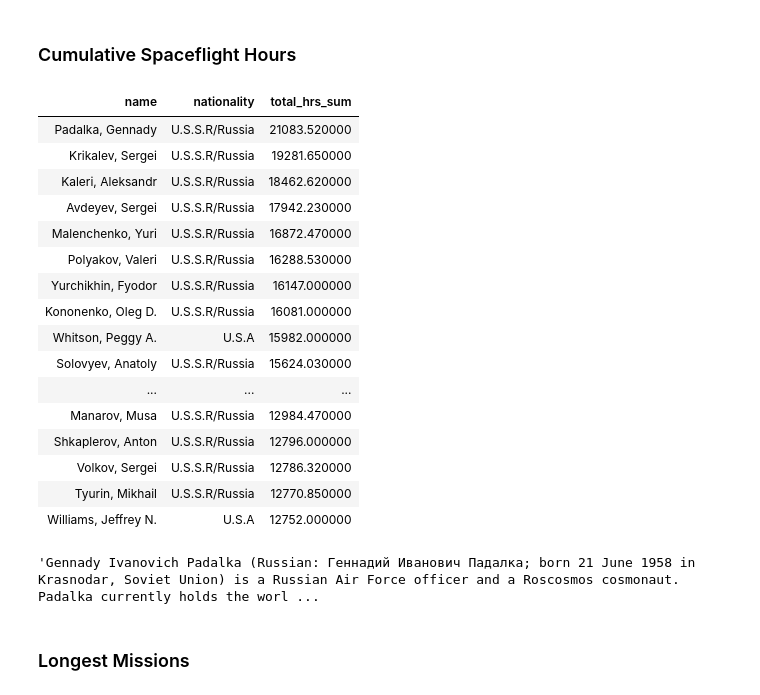
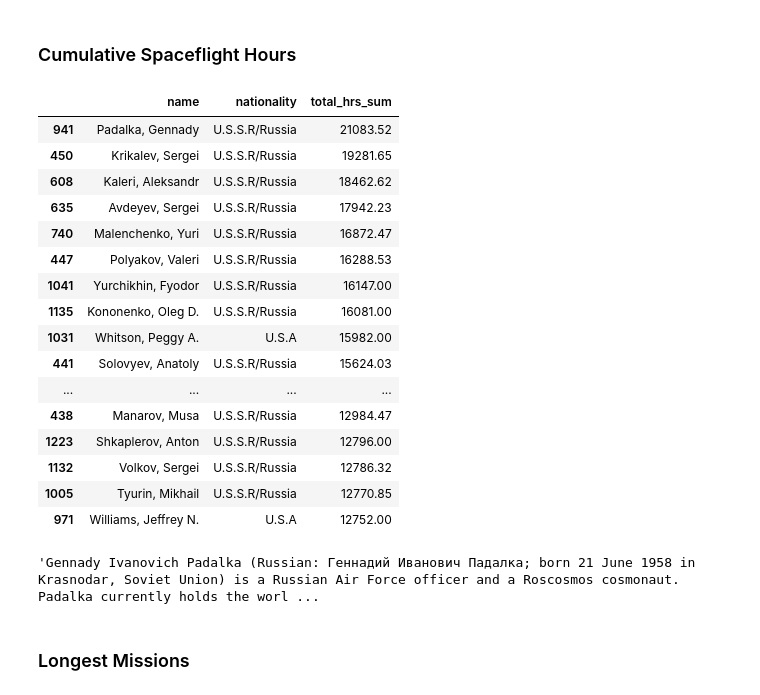
Before and after one commit to itak365/international_astronaut_db, a Jupyter notebook: astronauts_stats.ipynb, the cells around one changed output. Drawn from its saved outputs; the diff is of its cells as text; code cells hidden in the pictures.

```diff
--- a/astronauts_stats.ipynb
+++ b/astronauts_stats.ipynb
@@ -223,26 +247,26 @@ df4_mostmissions.style.hide_index()
 # %%
 df5 = astronaut_raw[['name', 'nationality','total_hrs_sum']].drop_duplicates(subset=['name'], keep= 'first')
 df5_mosttime = df5.nlargest(20, 'total_hrs_sum')
-df5_mosttime.style.hide_index()
+df5_mosttime
 wiki.summary(df5.nlargest(1, 'total_hrs_sum')['name'], sentences=2)
 # %% [output]
-| name | nationality | total_hrs_sum |
-| Padalka, Gennady | U.S.S.R/Russia | 21083.520000 |
-| Krikalev, Sergei | U.S.S.R/Russia | 19281.650000 |
-| Kaleri, Aleksandr | U.S.S.R/Russia | 18462.620000 |
-| Avdeyev, Sergei | U.S.S.R/Russia | 17942.230000 |
-| Malenchenko, Yuri | U.S.S.R/Russia | 16872.470000 |
-| Polyakov, Valeri | U.S.S.R/Russia | 16288.530000 |
-| Yurchikhin, Fyodor | U.S.S.R/Russia | 16147.000000 |
-| Kononenko, Oleg D. | U.S.S.R/Russia | 16081.000000 |
-| Whitson, Peggy A. | U.S.A | 15982.000000 |
-| Solovyev, Anatoly | U.S.S.R/Russia | 15624.030000 |
-| ... | ... | ... |
-| Manarov, Musa | U.S.S.R/Russia | 12984.470000 |
-| Shkaplerov, Anton | U.S.S.R/Russia | 12796.000000 |
-| Volkov, Sergei | U.S.S.R/Russia | 12786.320000 |
-| Tyurin, Mikhail | U.S.S.R/Russia | 12770.850000 |
-| Williams, Jeffrey N. | U.S.A | 12752.000000 |
+|  | name | nationality | total_hrs_sum |
+| 941 | Padalka, Gennady | U.S.S.R/Russia | 21083.52 |
+| 450 | Krikalev, Sergei | U.S.S.R/Russia | 19281.65 |
+| 608 | Kaleri, Aleksandr | U.S.S.R/Russia | 18462.62 |
+| 635 | Avdeyev, Sergei | U.S.S.R/Russia | 17942.23 |
+| 740 | Malenchenko, Yuri | U.S.S.R/Russia | 16872.47 |
+| 447 | Polyakov, Valeri | U.S.S.R/Russia | 16288.53 |
+| 1041 | Yurchikhin, Fyodor | U.S.S.R/Russia | 16147.00 |
+| 1135 | Kononenko, Oleg D. | U.S.S.R/Russia | 16081.00 |
+| 1031 | Whitson, Peggy A. | U.S.A | 15982.00 |
+| 441 | Solovyev, Anatoly | U.S.S.R/Russia | 15624.03 |
+| ... | ... | ... | ... |
+| 438 | Manarov, Musa | U.S.S.R/Russia | 12984.47 |
+| 1223 | Shkaplerov, Anton | U.S.S.R/Russia | 12796.00 |
+| 1132 | Volkov, Sergei | U.S.S.R/Russia | 12786.32 |
+| 1005 | Tyurin, Mikhail | U.S.S.R/Russia | 12770.85 |
+| 971 | Williams, Jeffrey N. | U.S.A | 12752.00 |
 'Gennady Ivanovich Padalka (Russian: Гeннадий Иванович Падалка; born 21 June 1958 in Krasnodar, Soviet Union) is a Russian Air Force officer and a Roscosmos cosmonaut. Padalka currently holds the worl ...
 # %% [markdown]
 ### Longest Missions
```
Also changed, not shown: parts of 11 cells of this notebook, 1 other file.
